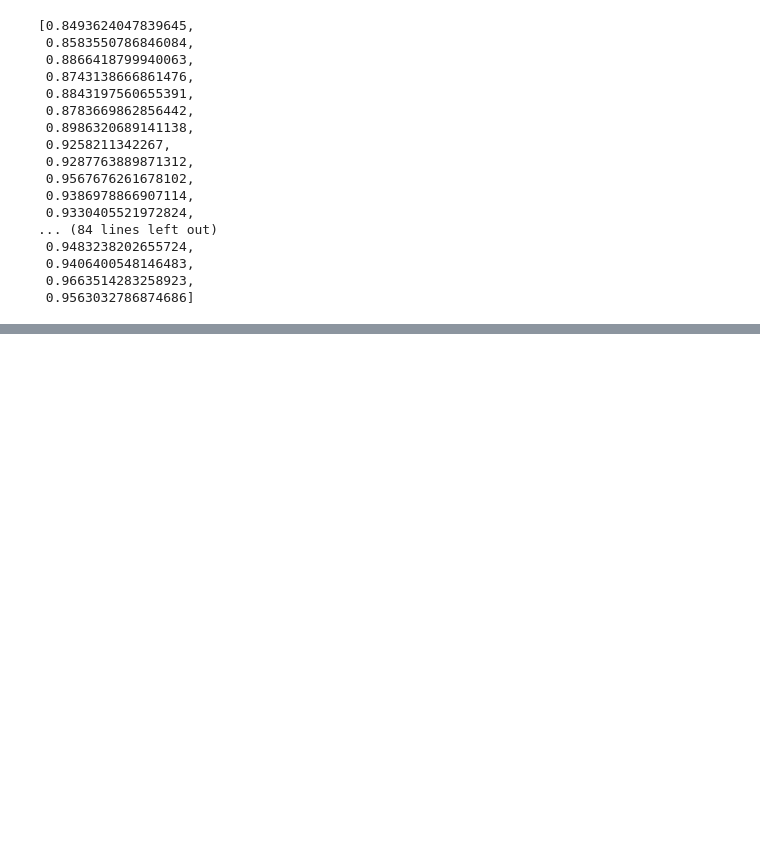
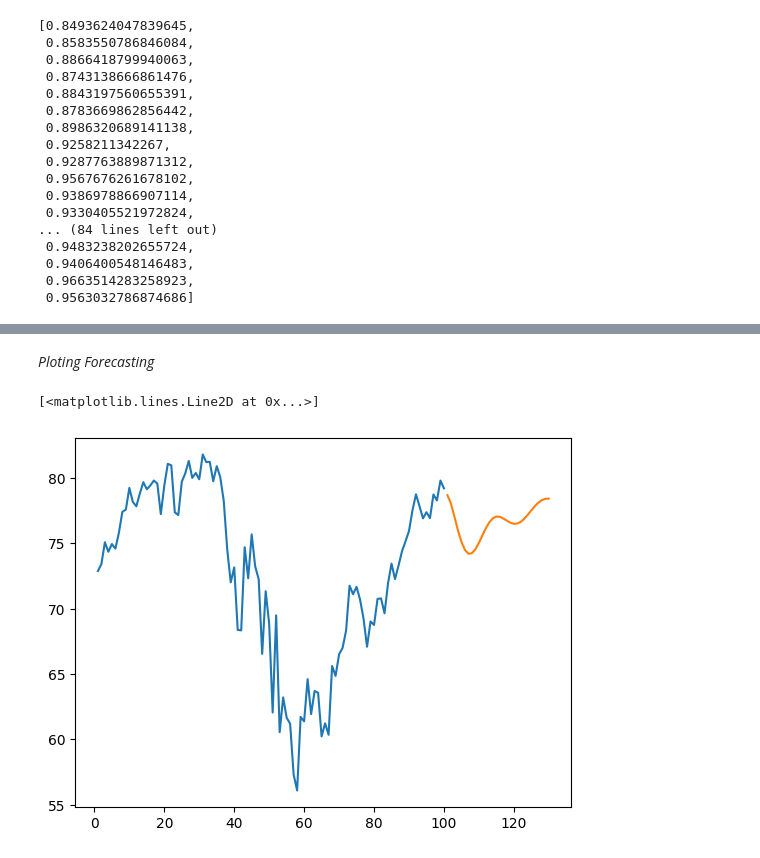
Before and after one commit to Prerana-walvekar/Python, a Jupyter notebook: up_aapl.ipynb, the cells around one changed output, grey strips where cells are left out. Drawn from its saved outputs; the diff is of its cells as text; code cells hidden in the pictures; blank space fills up the shorter version.

```diff
--- a/up_aapl.ipynb
+++ b/up_aapl.ipynb
@@ -328,3 +328,11 @@ print(lst_output)
 # %%
 day_new=np.arange(1,101)
 day_pred=np.arange(101,131)
+# %% [markdown]
+*Ploting Forecasting*
+# %%
+plt.plot(day_new,scaler.inverse_transform(df1[1157:]))
+plt.plot(day_pred,scaler.inverse_transform(lst_output))
+# %% [output]
+[<matplotlib.lines.Line2D at 0x...>]
+[figure, added]
```
Also changed, not shown: parts of 11 cells of this notebook.
